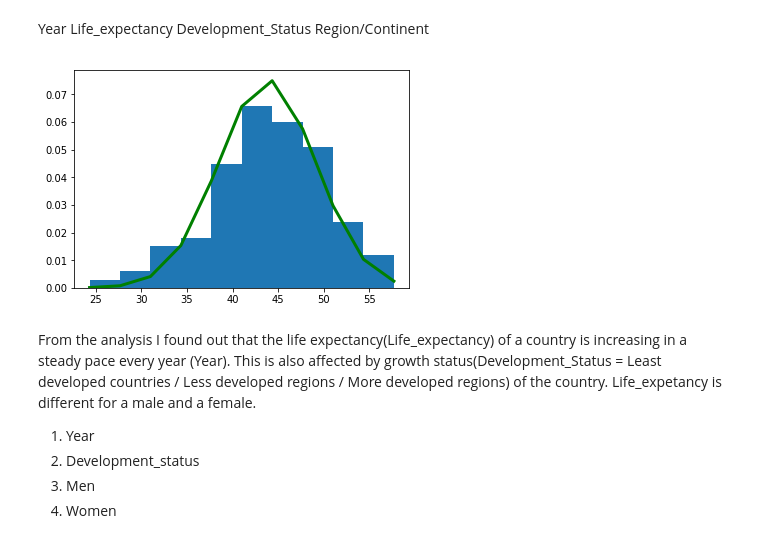
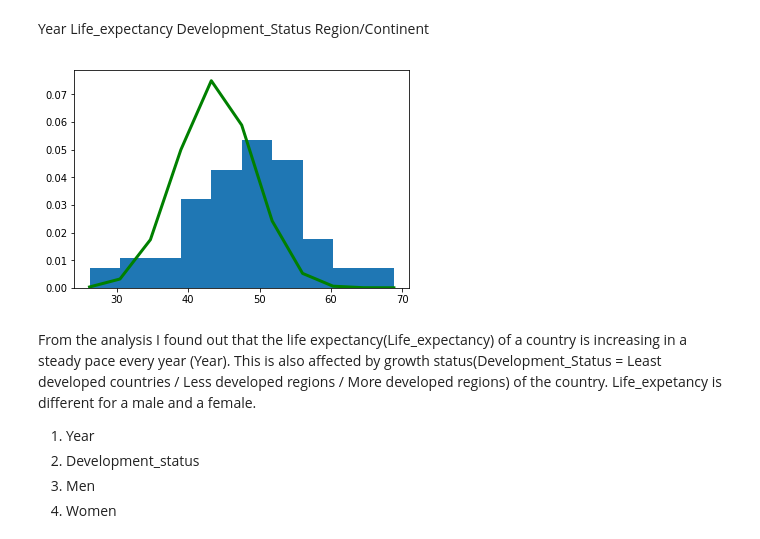
Before and after one commit to cdigap/ProgDA_Project, a Jupyter notebook: DataAnalytics_Project.ipynb, the cells around one changed output. Drawn from its saved outputs; the diff is of its cells as text; code cells hidden in the pictures.

```diff
--- a/DataAnalytics_Project.ipynb
+++ b/DataAnalytics_Project.ipynb
@@ -362,18 +150,18 @@ Region/Continent
 # %%
 
 mu, sigma = 43.78069976, 5.29545152409678
 s = np.random.normal(mu, sigma, 100)
-s
+
 #pd.DataFrame(fair_coin_flips).hist(range=(-0.5,10.5), bins=11)
-count, bins, ignored = plt.hist(s, 10, normed=True)
+count, bins, ignored = plt.hist(c_Least.Women, 10, normed=True)
 
 # Plot the distribution curve
 plt.plot(bins, 1/(sigma * np.sqrt(2 * np.pi)) *
     np.exp( - (bins - mu)**2 / (2 * sigma**2) ),       linewidth=3, color='g')
 
 plt.show()
 # %% [output]
-[figure, old version]
+[figure, new version]
 # %% [markdown]
 From the analysis I found out that the life expectancy(Life_expectancy) of a country is increasing in a steady pace every year (Year). This is also affected by growth status(Development_Status = Least developed countries / Less developed regions / More developed regions) of the country. Life_expetancy is different for a male and a female.
 
```
Also changed, not shown: parts of 30 cells of this notebook.
